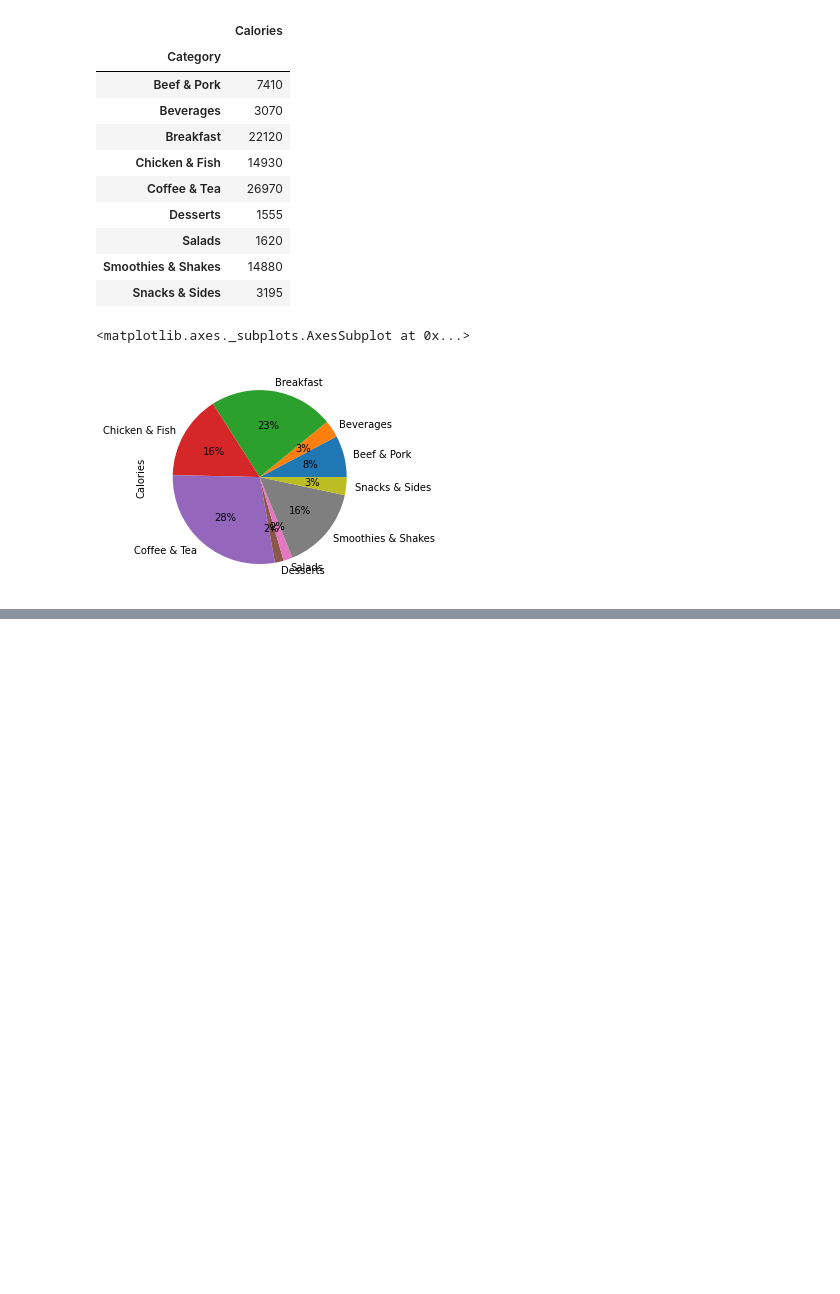
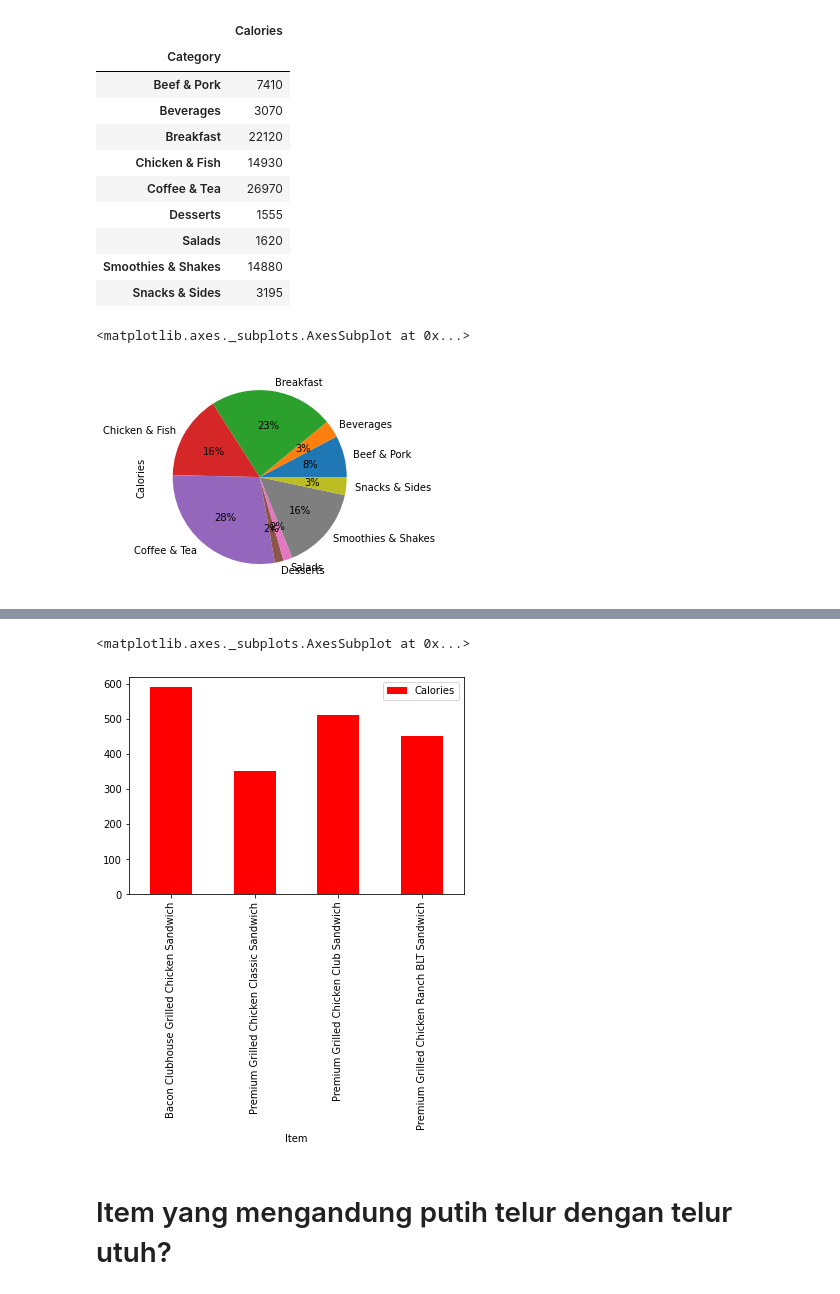
Before and after one commit to setyo-dwi-pratama/FGA-DTS-KOMINFO-Challenge, a Jupyter notebook: McDonaldsMenu.ipynb, the cells around one changed output, grey strips where cells are left out. Drawn from its saved outputs; the diff is of its cells as text; code cells hidden in the pictures; blank space fills up the shorter version.

```diff
--- a/McDonaldsMenu.ipynb
+++ b/McDonaldsMenu.ipynb
@@ -270,0 +266,5 @@ Name: Item, Length: 260, dtype: int64
+# %%
+grilled_sandwich.pivot_table('Calories','Item').plot(kind='bar',stacked=True,color='r')
+# %% [output]
+<matplotlib.axes._subplots.AxesSubplot at 0x...>
+[figure, added]
@@ -270,0 +275,2 @@ Name: Item, Length: 260, dtype: int64
+# %% [markdown]
+# Item yang mengandung putih telur dengan telur utuh?
```
Also changed, not shown: parts of 12 cells of this notebook.
